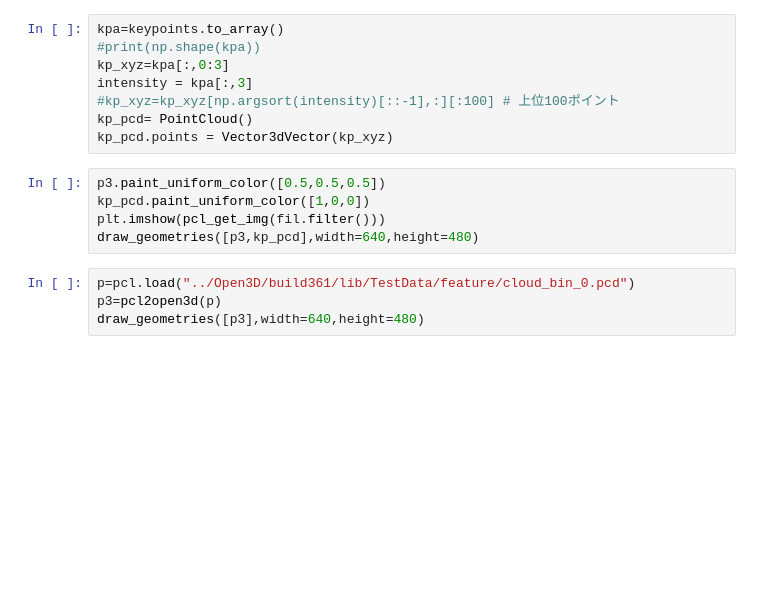
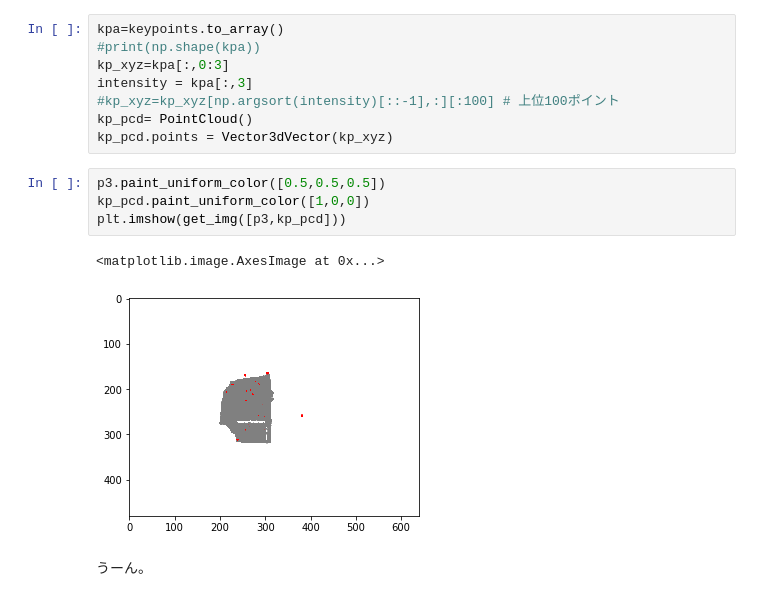
Before and after one commit to ashitani/jupyter_examples, a Jupyter notebook: python-pcl.ipynb, the cells around one changed output. Cells and saved outputs as stored; diff of their text form; blank space fills up the shorter version.

```diff
--- a/python-pcl.ipynb
+++ b/python-pcl.ipynb
@@ -137,9 +137,9 @@ kp_pcd.points = Vector3dVector(kp_xyz)
 # %%
 p3.paint_uniform_color([0.5,0.5,0.5])
 kp_pcd.paint_uniform_color([1,0,0])
-plt.imshow(pcl_get_img(fil.filter()))
-draw_geometries([p3,kp_pcd],width=640,height=480)
+plt.imshow(get_img([p3,kp_pcd]))
+# %% [output]
+<matplotlib.image.AxesImage at 0x...>
+[figure, added]
-# %%
-p=pcl.load("../Open3D/build361/lib/TestData/feature/cloud_bin_0.pcd")
-p3=pcl2open3d(p)
-draw_geometries([p3],width=640,height=480)
+# %% [markdown]
+うーん。
```
